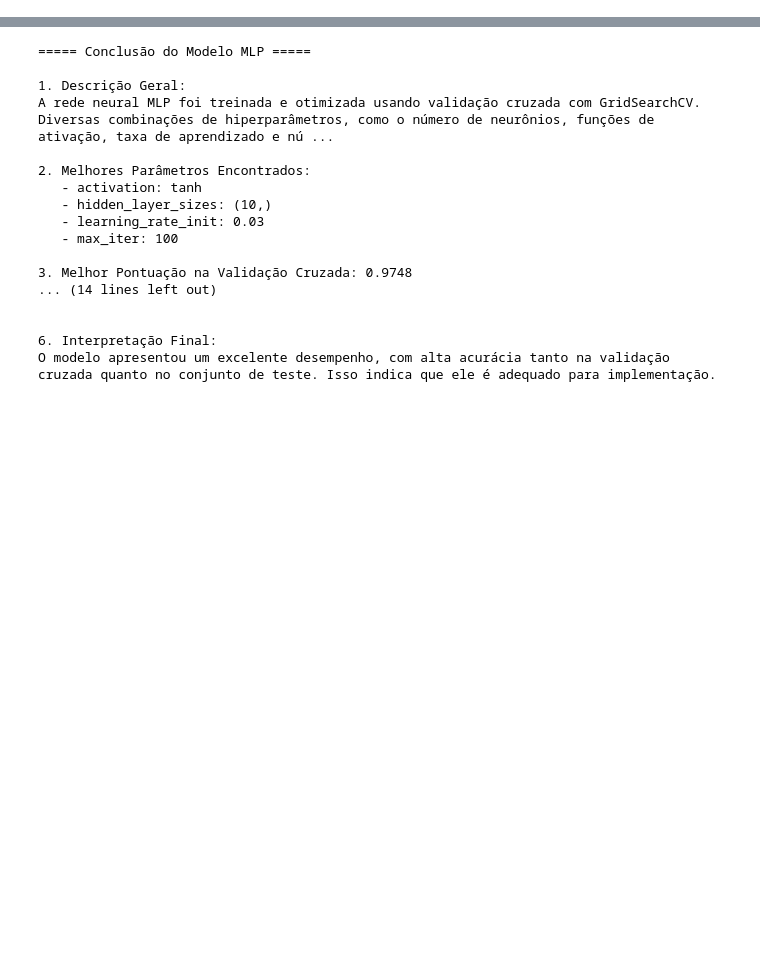
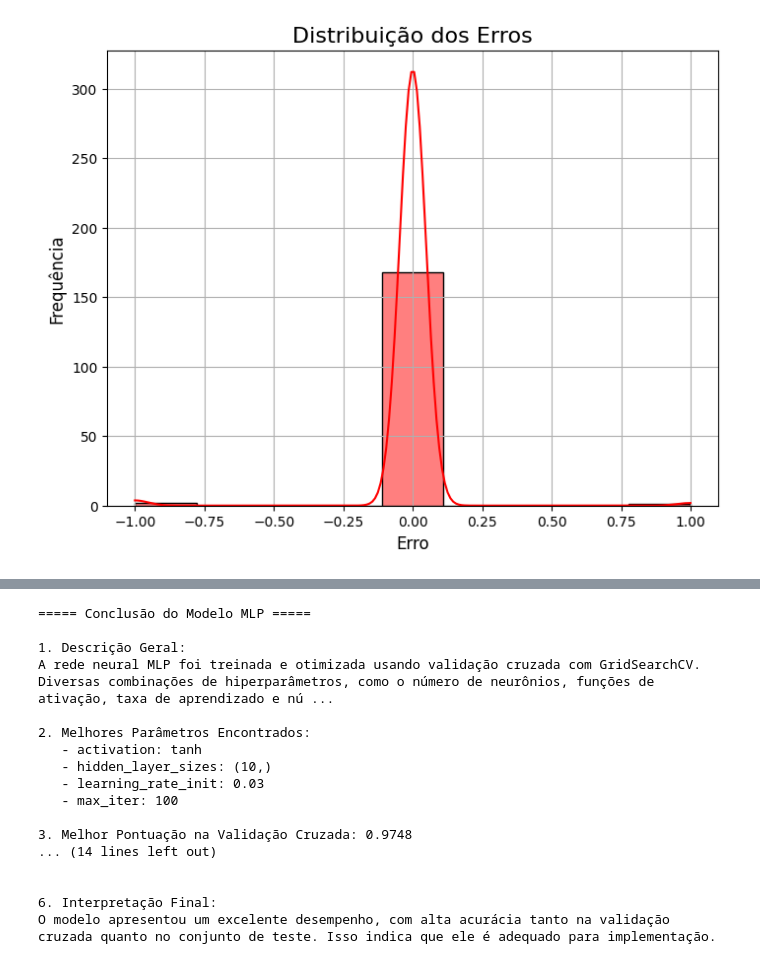
Before and after one commit to LimaAnthonyY/Classifica-o_de_cancer_de_mama, a Jupyter notebook: Projeto_Neural.ipynb, the cells around one changed output, grey strips where cells are left out. Saved outputs shown, nothing was run; the diff lists cells and outputs as text; code cells hidden in the pictures; blank space fills up the shorter version.

```diff
--- a/Projeto_Neural.ipynb
+++ b/Projeto_Neural.ipynb
@@ -232,29 +185,20 @@ def treinar_e_plotar_perda(X_train, y_train):
 # %%
-import matplotlib.pyplot as plt
 import seaborn as sns
 
-def prever_e_plotar_erros(grid_search, X_test, y_test):
-    """
-    Faz previsões no conjunto de teste, calcula os erros e plota a distribuição dos erros.
+# Prever no conjunto de teste
+y_pred = grid_search.predict(X_test)
 
-    Parameters:
-    grid_search: objeto GridSearchCV com o modelo treinado
-    X_test: conjunto de dados de teste
-    y_test: rótulos verdadeiros do conjunto de dados de teste
-    """
+# Calcular erros
+erros = y_test - y_pred
 
-    # Prever no conjunto de teste
-    y_pred = grid_search.predict(X_test)
-
-    # Calcular erros
-    erros = y_test - y_pred
-
-    # Plotar a distribuição dos erros
-    plt.figure(figsize=(8, 6))
-    sns.histplot(erros, kde=True, color="red")
-    plt.title("Distribuição dos Erros", fontsize=16)
-    plt.xlabel("Erro", fontsize=12)
-    plt.ylabel("Frequência", fontsize=12)
-    plt.grid(True)
-    plt.show()
+# Plotar a distribuição dos erros
+plt.figure(figsize=(8, 6))
+sns.histplot(erros, kde=True, color="red")
+plt.title("Distribuição dos Erros", fontsize=16)
+plt.xlabel("Erro", fontsize=12)
+plt.ylabel("Frequência", fontsize=12)
+plt.grid(True)
+plt.show()
+# %% [output]
+[figure, added]
 # %%
```
Also changed, not shown: parts of 13 cells of this notebook.
